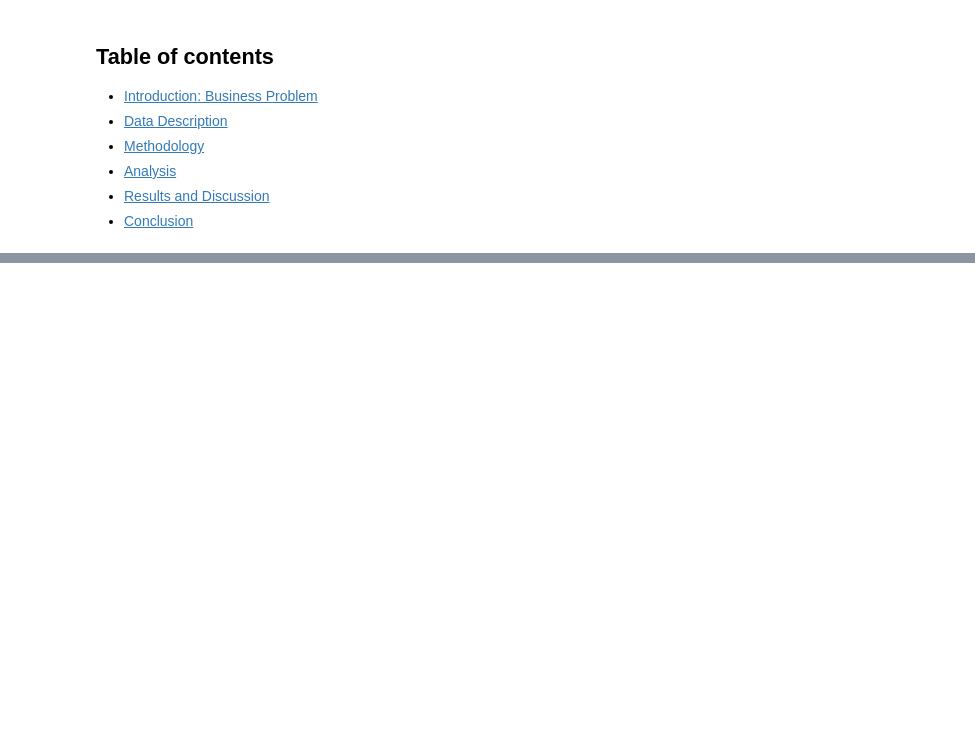
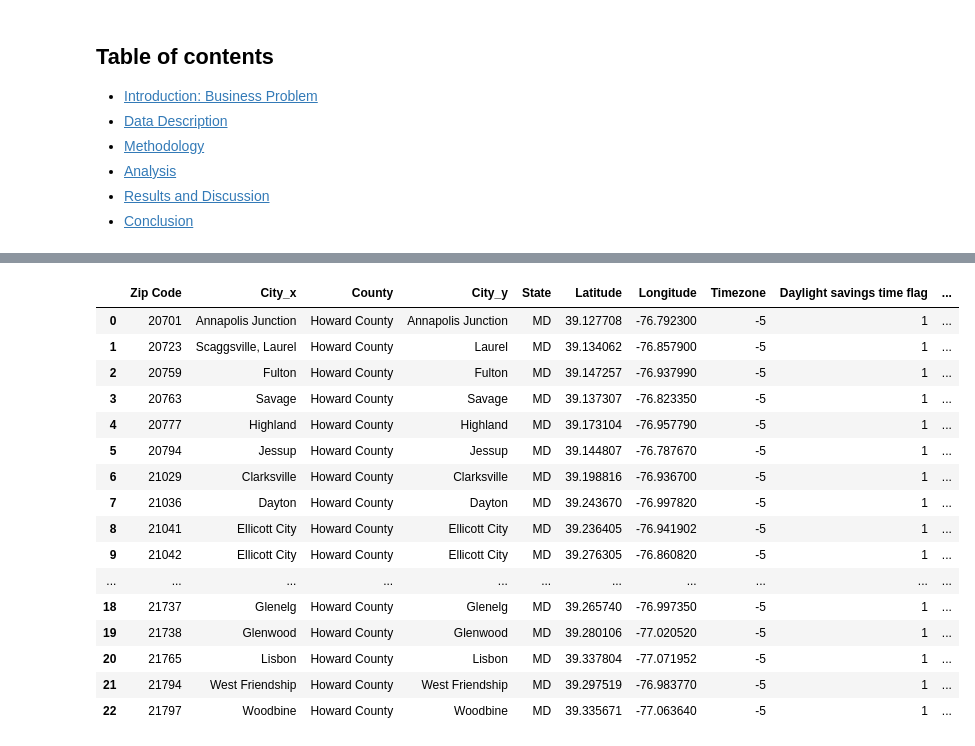
Before and after one commit to rajevac/Coursera_Capstone, a Jupyter notebook: The Battle of the Neighborhoods (Week 2).ipynb, the cells around one changed output, grey strips where cells are left out. Saved outputs shown, nothing was run; the diff lists cells and outputs as text; code cells hidden in the pictures; blank space fills up the shorter version.

```diff
--- a/The Battle of the Neighborhoods (Week 2).ipynb
+++ b/The Battle of the Neighborhoods (Week 2).ipynb
@@ -29,0 +52,16 @@ To locate county divisions and get their longitude and latitude I’ll use the *
+# %%
+import numpy as np
+import pandas as pd
+pd.set_option('display.max_columns', None)
+pd.set_option('display.max_rows', None)
+import json
+from bs4 import BeautifulSoup
+from geopy.geocoders import Nominatim
+import requests
+from pandas.io.json import json_normalize
+import matplotlib.cm as cm
+import matplotlib.colors as colors
+from sklearn.cluster import KMeans
+import folium
+
+print('Libraries imported.')
@@ -29,0 +148,18 @@ To locate county divisions and get their longitude and latitude I’ll use the *
+# %%
+geopoint.rename(columns={"Zip": "Zip Code"}, inplace=True)
+geopoint['Zip Code'] = geopoint['Zip Code'].map(str)
+# %%
+for i in df_zip_codes.index:
+    j = i + 1
+    if j <= df_zip_codes.index.stop:
+        for j in range(j, df_zip_codes.index.stop):
+            if df_zip_codes.iloc[i]['Zip Code'] == df_zip_codes.iloc[j]['Zip Code']:
+                icity = df_zip_codes.iloc[i]['City']
+                jcity = df_zip_codes.iloc[j]['City']
+                df_zip_codes.iloc[i]['City'] = f'{icity}, {jcity}'
+                df_zip_codes.iloc[j]['City'] = np.nan
+                df_zip_codes.iloc[j]['Zip Code'] = np.nan
+
+df_zip_codes.dropna(inplace=True)
+df_zip_codes.reset_index(inplace=True, drop = True)
+df_zip_codes
@@ -29,0 +184,28 @@ To locate county divisions and get their longitude and latitude I’ll use the *
+# %%
+#df.groupby(by=df.columns, axis=1).sum()
+
+#test = df_zip_codes.groupby(by=df_zip_codes['Zip Code'])
+#result = grouped.agg(test)
+
+#df_zip_codes.duplicated(subset=['Zip Code'])
+
+df_zip_codes = pd.merge(df_zip_codes, geopoint, on='Zip Code')
+df_zip_codes
+# %% [output]
+|  | Zip Code | City_x | County | City_y | State | Latitude | Longitude | Timezone | Daylight savings time flag | ... |
+| 0 | 20701 | Annapolis Junction | Howard County | Annapolis Junction | MD | 39.127708 | -76.792300 | -5 | 1 | ... |
+| 1 | 20723 | Scaggsville, Laurel | Howard County | Laurel | MD | 39.134062 | -76.857900 | -5 | 1 | ... |
+| 2 | 20759 | Fulton | Howard County | Fulton | MD | 39.147257 | -76.937990 | -5 | 1 | ... |
+| 3 | 20763 | Savage | Howard County | Savage | MD | 39.137307 | -76.823350 | -5 | 1 | ... |
+| 4 | 20777 | Highland | Howard County | Highland | MD | 39.173104 | -76.957790 | -5 | 1 | ... |
+| 5 | 20794 | Jessup | Howard County | Jessup | MD | 39.144807 | -76.787670 | -5 | 1 | ... |
+| 6 | 21029 | Clarksville | Howard County | Clarksville | MD | 39.198816 | -76.936700 | -5 | 1 | ... |
+| 7 | 21036 | Dayton | Howard County | Dayton | MD | 39.243670 | -76.997820 | -5 | 1 | ... |
+| 8 | 21041 | Ellicott City | Howard County | Ellicott City | MD | 39.236405 | -76.941902 | -5 | 1 | ... |
+| 9 | 21042 | Ellicott City | Howard County | Ellicott City | MD | 39.276305 | -76.860820 | -5 | 1 | ... |
+| ... | ... | ... | ... | ... | ... | ... | ... | ... | ... | ... |
+| 18 | 21737 | Glenelg | Howard County | Glenelg | MD | 39.265740 | -76.997350 | -5 | 1 | ... |
+| 19 | 21738 | Glenwood | Howard County | Glenwood | MD | 39.280106 | -77.020520 | -5 | 1 | ... |
+| 20 | 21765 | Lisbon | Howard County | Lisbon | MD | 39.337804 | -77.071952 | -5 | 1 | ... |
+| 21 | 21794 | West Friendship | Howard County | West Friendship | MD | 39.297519 | -76.983770 | -5 | 1 | ... |
+| 22 | 21797 | Woodbine | Howard County | Woodbine | MD | 39.335671 | -77.063640 | -5 | 1 | ... |
```
Also changed, not shown: parts of 9 cells of this notebook.
